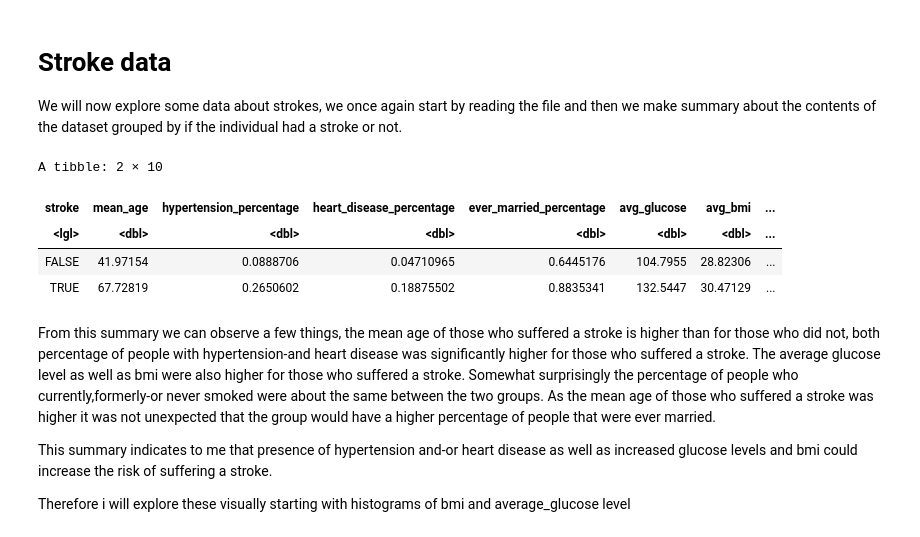
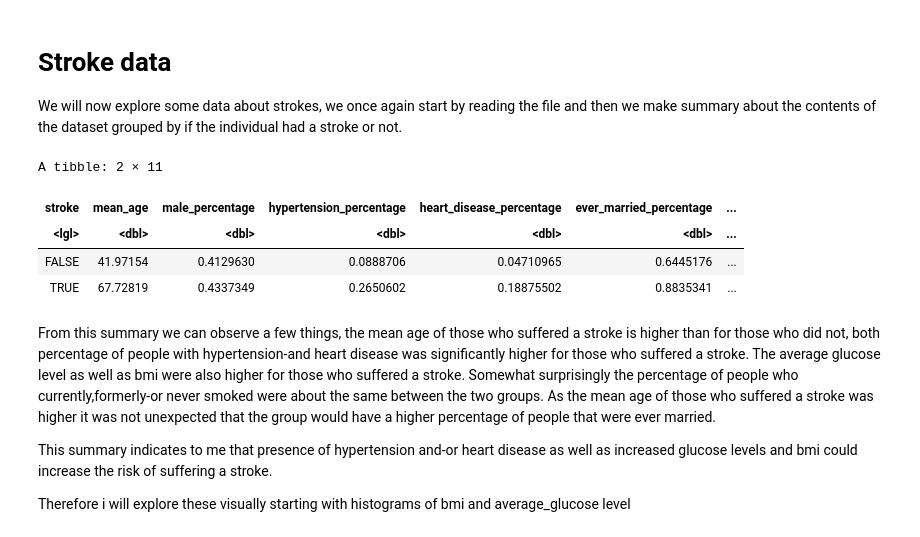
Before and after one commit to massemassiv/su-mt4007, a Jupyter notebook: HW3/HW3.ipynb, the cells around one changed output. Drawn from its saved outputs; the diff is of its cells as text; code cells hidden in the pictures.

```diff
--- a/HW3/HW3.ipynb
+++ b/HW3/HW3.ipynb
@@ -318,27 +282,27 @@ We will now explore some data about strokes, we once again start by reading the
 # %%
 stroke_df<-read_csv("data/stroke-data.csv",col_types = cols(age=col_double(),gender=col_factor(),hypertension=col_logical(),heart_disease=col_logical(),work_type=col_factor(),Residence_type=col_factor(),avg_glucose_level=col_double(),bmi=col_double(),smoking_status=col_factor(levels = c("never smoked","formerly smoked","smokes")),stroke=col_logical()),na=c("N/A","Unknown"))#%>%mutate(bmi=parse_double(bmi,na=c("N/A")))%>%select(gender,age,hypertension,heart_disease,ever_married,avg_glucose_level,bmi,smoking_status,stroke)
 
 
 stroke_df<-stroke_df%>%mutate(ever_married=as.logical(ifelse(test = ever_married=="Yes",yes = 1,no = 0)))%>%select(gender,age,hypertension,heart_disease,ever_married,avg_glucose_level,bmi,smoking_status,stroke)
 
 stroke_df%>%group_by(stroke)%>%summarise(mean_age=mean(age),
-    male_percentage()
+    male_percentage=sum(gender=="Male")/sum(gender=="Male"|gender=="Female"),
     hypertension_percentage=sum(hypertension)/sum(hypertension+!hypertension),
     heart_disease_percentage=sum(heart_disease)/sum(heart_disease+!heart_disease),
     ever_married_percentage=sum(ever_married)/sum(ever_married+!ever_married),
     mean_glucose=mean(avg_glucose_level),
     mean_bmi=mean(bmi,na.rm = TRUE),
     smokes_percentage=sum(smoking_status=="smokes",na.rm = TRUE)/(sum(smoking_status=="smokes"|smoking_status=="never smoked"|smoking_status=="formerly smoked",na.rm = TRUE)),
     never_smoked_percentage =sum(smoking_status=="never smoked",na.rm = TRUE)/(sum(smoking_status=="smokes"|smoking_status=="never smoked"|smoking_status=="formerly smoked",na.rm = TRUE)),
     formerly_smoked_percentage =sum(smoking_status=="formerly smoked",na.rm = TRUE)/(sum(smoking_status=="smokes"|smoking_status=="never smoked"|smoking_status=="formerly smoked",na.rm = TRUE)),
 
 )
 # %% [output]
-A tibble: 2 × 10
+A tibble: 2 × 11
-| stroke | mean_age | hypertension_percentage | heart_disease_percentage | ever_married_percentage | avg_glucose | avg_bmi | ... |
-| <lgl> | <dbl> | <dbl> | <dbl> | <dbl> | <dbl> | <dbl> | ... |
-| FALSE | 41.97154 | 0.0888706 | 0.04710965 | 0.6445176 | 104.7955 | 28.82306 | ... |
-| TRUE | 67.72819 | 0.2650602 | 0.18875502 | 0.8835341 | 132.5447 | 30.47129 | ... |
+| stroke | mean_age | male_percentage | hypertension_percentage | heart_disease_percentage | ever_married_percentage | ... |
+| <lgl> | <dbl> | <dbl> | <dbl> | <dbl> | <dbl> | ... |
+| FALSE | 41.97154 | 0.4129630 | 0.0888706 | 0.04710965 | 0.6445176 | ... |
+| TRUE | 67.72819 | 0.4337349 | 0.2650602 | 0.18875502 | 0.8835341 | ... |
 # %% [markdown]
 From this summary we can observe a few things, the mean age of those who suffered a stroke is higher than for those who did not, both percentage of people with hypertension-and heart disease was significantly higher for those who suffered a stroke. The average glucose level as well as bmi were also higher for those who suffered a stroke. Somewhat surprisingly the percentage of people who currently,formerly-or never smoked were about the same between the two groups. As the mean age of those who suffered a stroke was higher it was not unexpected that the group would have a higher percentage of people that were ever married.
 
```
Also changed, not shown: parts of 18 cells of this notebook.
